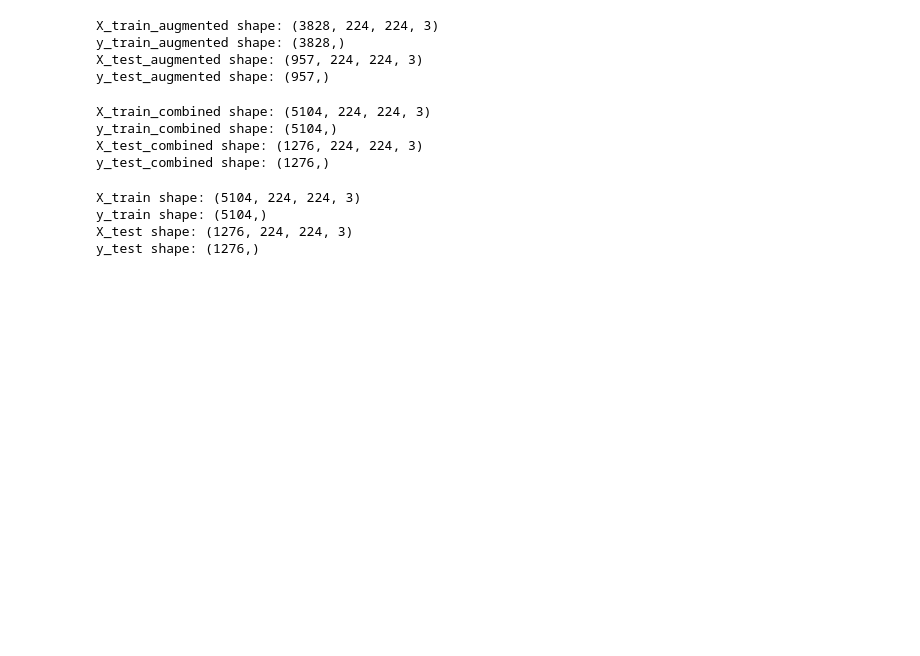
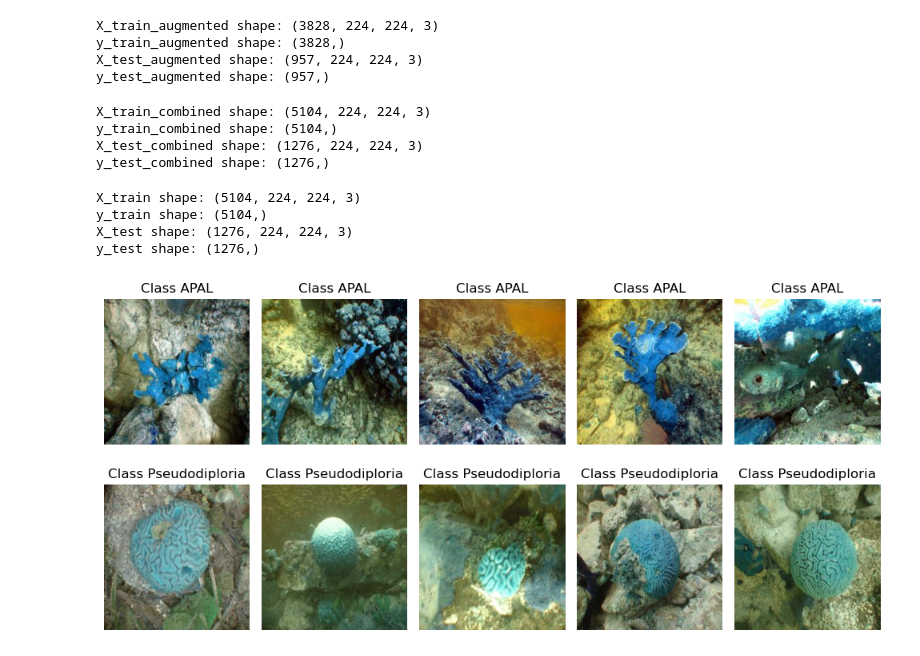
Before and after one commit to sumaiya008/Segmenting-Coral-Branch-tips, a Jupyter notebook: notebooks/1.3_Data_Augmentation_vgg16.ipynb, the cells around one changed output. Cells and saved outputs as stored; diff of their text form; code cells hidden in the pictures; blank space fills up the shorter version.

Commit message:
visualized agumented data

```diff
--- a/notebooks/1.3_Data_Augmentation_vgg16.ipynb
+++ b/notebooks/1.3_Data_Augmentation_vgg16.ipynb
@@ -136,3 +136,38 @@ X_train shape: (5104, 224, 224, 3)
 y_train shape: (5104,)
 X_test shape: (1276, 224, 224, 3)
 y_test shape: (1276,)
+# %%
+import matplotlib.pyplot as plt
+import numpy as np
+
+# Define the number of images to display for each class
+num_images_per_class = 5
+
+# Get unique class labels from y_train
+unique_classes = np.unique(y_train)
+
+# Initialize a variable to keep track of displayed images
+images_displayed_per_class = {label: 0 for label in unique_classes}
+
+# Create a figure to display the images
+fig, axes = plt.subplots(len(unique_classes), num_images_per_class, figsize=(10, 5))
+
+# Loop through the X_train and y_train to display the images
+for i in range(len(X_train)):
+    label = y_train[i]
+    if images_displayed_per_class[label] < num_images_per_class:
+        ax = axes[np.where(unique_classes == label)[0][0], images_displayed_per_class[label]]
+        # Normalize the image to the [0, 1] range
+        normalized_image = X_train[i] / 255.0
+        ax.imshow(normalized_image)
+        ax.axis('off')
+        ax.set_title(f"Class {label}")
+        images_displayed_per_class[label] += 1
+    if all(value >= num_images_per_class for value in images_displayed_per_class.values()):
+        break
+
+# Display the plot
+plt.tight_layout()
+plt.show()
+# %% [output]
+[figure, added]
```
Also changed, not shown: parts of 2 cells of this notebook, 1 other file.
